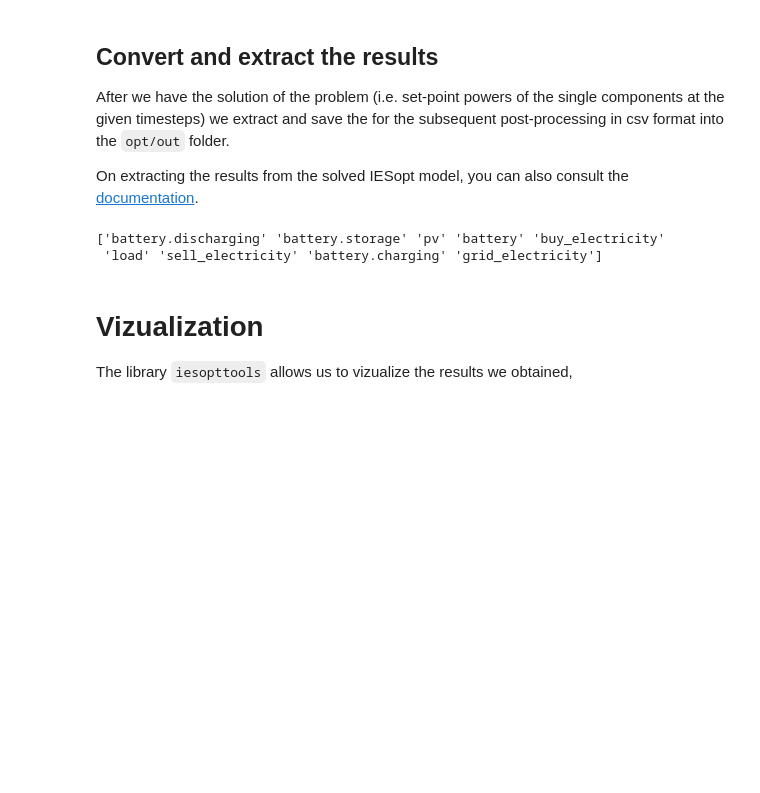
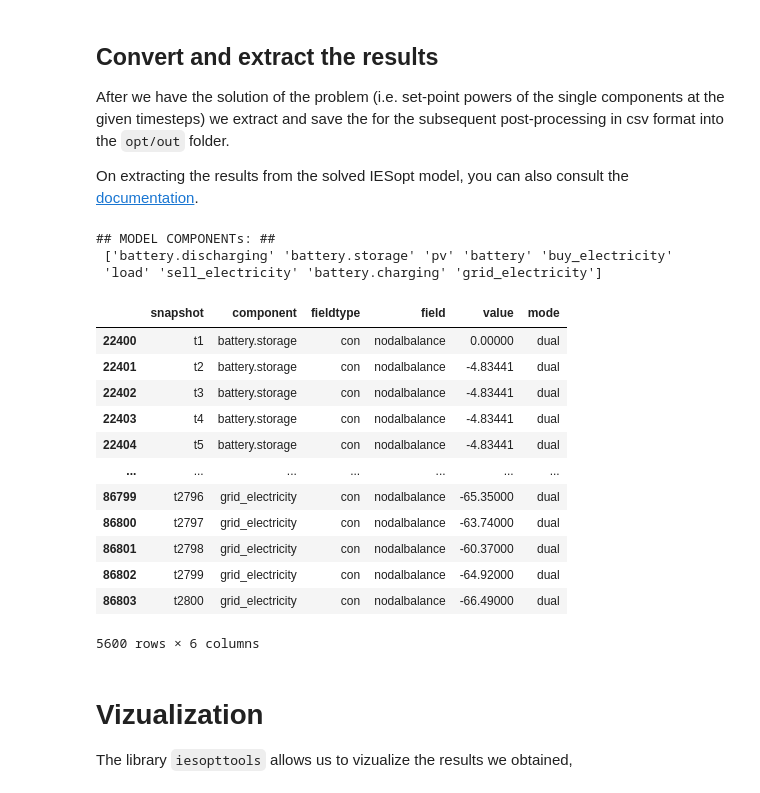
Before and after one commit to ait-energy/iesopt-trainings, a Jupyter notebook: twinvector-summerschool-2025/summerschool_example_iesopt.ipynb, the cells around one changed output. Saved outputs shown, nothing was run; the diff lists cells and outputs as text; code cells hidden in the pictures; blank space fills up the shorter version.

```diff
--- a/twinvector-summerschool-2025/summerschool_example_iesopt.ipynb
+++ b/twinvector-summerschool-2025/summerschool_example_iesopt.ipynb
@@ -26,38 +27,59 @@ After we have the solution of the problem (i.e. set-point powers of the single c
 
 On extracting the results from the solved IESopt model, you can also consult the [documentation](https://ait-energy.github.io/iesopt/notebooks/custom_results_1.html#accessing-model-results-objectives).
 # %%
-df_results = model.results.to_pandas()
+def extract_results_to_csv(model, output_subdir =""):
+    df_results = model.results.to_pandas()
 
-# list components
-print( df_results["component"].unique() )
+    # list components
+    print( "## MODEL COMPONENTs: ##\n", df_results["component"].unique() )
+    output_dir = Path("opt/out") / output_subdir
+    output_dir.mkdir(parents=True, exist_ok=True)
+    # electricity buy / sell
+    elec_buy = df_results.query("component == 'buy_electricity' and field == 'value'")
+    elec_sold = df_results.query("component == 'sell_electricity' and field == 'value'")
+    combo = elec_buy.merge(elec_sold, how="inner", on="snapshot", suffixes=("_buy", "_sell"))
+    combo.to_csv(os.path.join(output_dir, "elec_buy_sell.csv"))
 
-# electricity buy / sell
-elec_buy = df_results.query("component == 'buy_electricity' and field == 'value'")
-elec_sold = df_results.query("component == 'sell_electricity' and field == 'value'")
-combo = elec_buy.merge(elec_sold, how="inner", on="snapshot", suffixes=("_buy", "_sell"))
-combo.to_csv("opt/out/elec_buy_sold.csv")
+    # pv
+    pv = df_results.query("component == 'pv' and field == 'value'")
+    # load
+    load = df_results.query("component == 'load' and field == 'value'")
+    combo=pv.merge(load, how="inner", on="snapshot", suffixes=("_pv", "_load"))
+    combo.to_csv(os.path.join(output_dir, "pv_load.csv"))
 
-# pv
-pv = df_results.query("component == 'pv' and field == 'value'")
-# load
-load = df_results.query("component == 'load' and field == 'value'")
-combo=pv.merge(load, how="inner", on="snapshot", suffixes=("_pv", "_load"))
-combo.to_csv("opt/out/pv_load.csv")
-
-# battery
-batt_charge = df_results.query(
-    "component.str.endswith('.charging') and fieldtype == 'exp' and field =='in_electricity'",
-    engine="python"
-)
-batt_discharge = df_results.query(
-    "component.str.endswith('.discharging') and fieldtype == 'exp' and field =='in_electricity'",
-    engine="python"
-)
-combo =batt_charge.merge(batt_discharge, how="inner", on="snapshot", suffixes=("_charge", "_discharge"))
-combo.to_csv("opt/out/batt_charge_discharge.csv")
+    # battery
+    batt_charge = df_results.query(
+        "component.str.endswith('.charging') and fieldtype == 'exp' and field =='in_electricity'",
+        engine="python"
+    )
+    batt_discharge = df_results.query(
+        "component.str.endswith('.discharging') and fieldtype == 'exp' and field =='in_electricity'",
+        engine="python"
+    )
+    combo =batt_charge.merge(batt_discharge, how="inner", on="snapshot", suffixes=("_charge", "_discharge"))
+    combo.to_csv(os.path.join(output_dir, "batt_charge_discharge.csv"))
+extract_results_to_csv(model)
 # %% [output]
-['battery.discharging' 'battery.storage' 'pv' 'battery' 'buy_electricity'
+## MODEL COMPONENTs: ##
+ ['battery.discharging' 'battery.storage' 'pv' 'battery' 'buy_electricity'
  'load' 'sell_electricity' 'battery.charging' 'grid_electricity']
+# %%
+df_results.query(
+    "field == 'nodalbalance' ")
+# %% [output]
+|  | snapshot | component | fieldtype | field | value | mode |
+| 22400 | t1 | battery.storage | con | nodalbalance | 0.00000 | dual |
+| 22401 | t2 | battery.storage | con | nodalbalance | -4.83441 | dual |
+| 22402 | t3 | battery.storage | con | nodalbalance | -4.83441 | dual |
+| 22403 | t4 | battery.storage | con | nodalbalance | -4.83441 | dual |
+| 22404 | t5 | battery.storage | con | nodalbalance | -4.83441 | dual |
+| ... | ... | ... | ... | ... | ... | ... |
+| 86799 | t2796 | grid_electricity | con | nodalbalance | -65.35000 | dual |
+| 86800 | t2797 | grid_electricity | con | nodalbalance | -63.74000 | dual |
+| 86801 | t2798 | grid_electricity | con | nodalbalance | -60.37000 | dual |
+| 86802 | t2799 | grid_electricity | con | nodalbalance | -64.92000 | dual |
+| 86803 | t2800 | grid_electricity | con | nodalbalance | -66.49000 | dual |
+5600 rows × 6 columns
 # %% [markdown]
 # Vizualization
 
```
Also changed, not shown: parts of 5 cells of this notebook, 2 other files.
